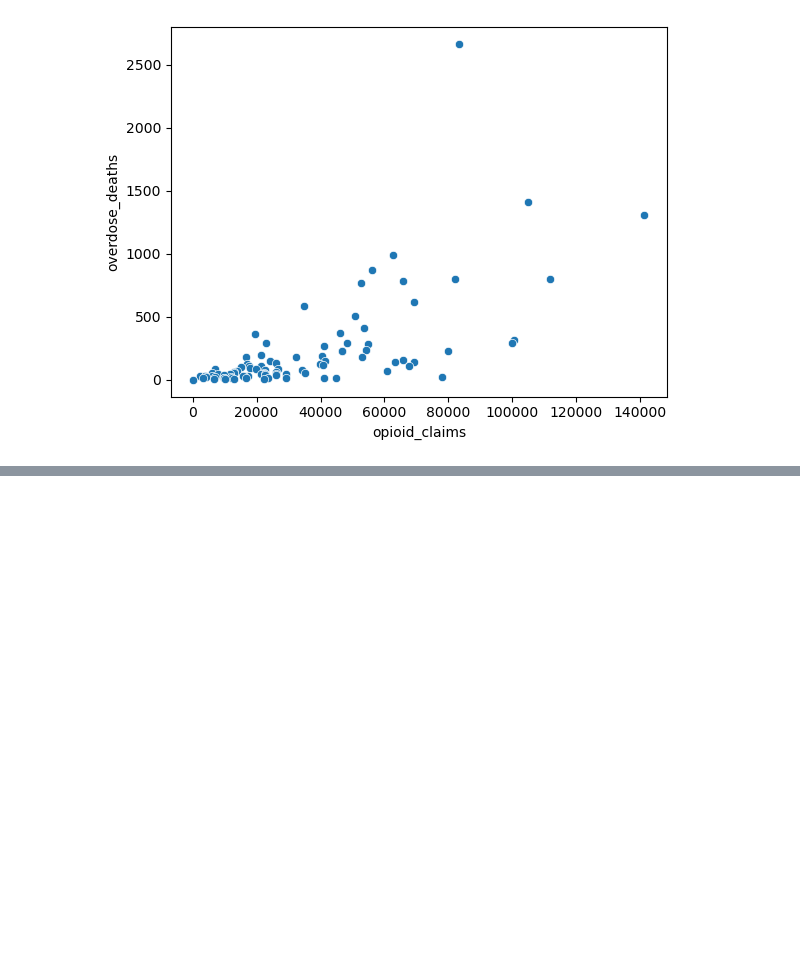
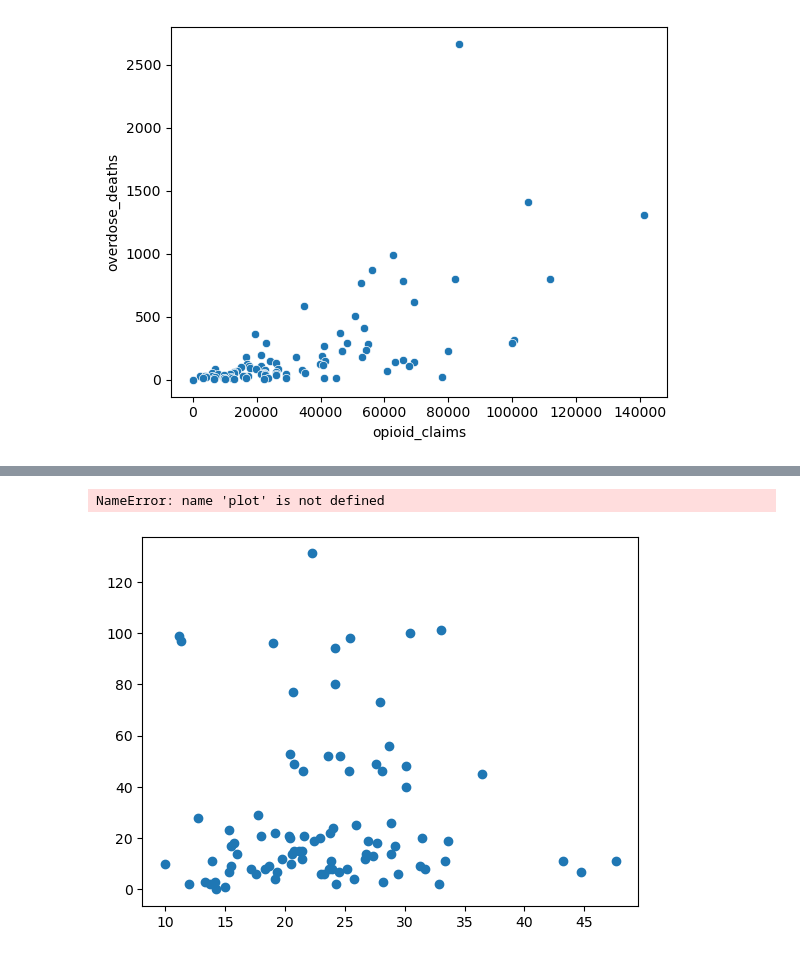
Before and after one commit to NSS-Data-Analytics-Cohort-12/prescribers-python-da12-v2-git-pushers, a Jupyter notebook: notebooks/prescribers.ipynb, the cells around one changed output, grey strips where cells are left out. Cells and saved outputs as stored; diff of their text form; code cells hidden in the pictures; blank space fills up the shorter version.

```diff
--- a/notebooks/prescribers.ipynb
+++ b/notebooks/prescribers.ipynb
@@ -239,3 +260,18 @@ plt.ylim(0,1400)
 # %% [output]
 (0.0, 1400.0)
 [figure]
+# %%
+query_3_2 = '''Select	od.year,
+	fc.county,
+	sum(od.overdose_deaths) as overdose_deaths
+From overdose_deaths as od
+Left Join fips_county as fc
+On fc.fipscounty = Cast(od.fipscounty as varchar)
+Group By 1, 2
+Order By 2'''
+# %%
+with engine.connect() as connection:
+    deaths_county_year = pd.read_sql(text(query_3_2), con = connection)
+
+deaths_county_year.head()
+# opioid_prescribers.info()
@@ -299,0 +381,5 @@ sns.scatterplot(data=county_stats_omit3, x=county_stats_omit3['opioid_claims'],
+# %%
+with engine.connect() as connection:
+    opioid_type = pd.read_sql(text(query_5), con = connection)
+
+opioid_type.head()
@@ -299,0 +393,5 @@ sns.scatterplot(data=county_stats_omit3, x=county_stats_omit3['opioid_claims'],
+# %%
+opioid_type['opioid_ratio'] = round((opioid_type.long_acting / opioid_type.short_acting) *100, 2)
+opioid_type = opioid_type.sort_values('overdose_deaths', ascending=False)
+opioid_type_skim = opioid_type.iloc[5:]
+opioid_type_skim
@@ -299,0 +414,8 @@ sns.scatterplot(data=county_stats_omit3, x=county_stats_omit3['opioid_claims'],
+# %%
+# sns.scatterplot(data=opioid_type_skim, x=opioid_type_skim['opioid_ratio'], y=opioid_type_skim['overdose_deaths'], linearregression=True)
+plt.scatter(opioid_type_skim['opioid_ratio'], opioid_type_skim['overdose_deaths'])
+plt.plot()
+plot.show()
+# %% [output]
+NameError: name 'plot' is not defined
+[figure, added]
```
Also changed, not shown: parts of 9 cells of this notebook.
